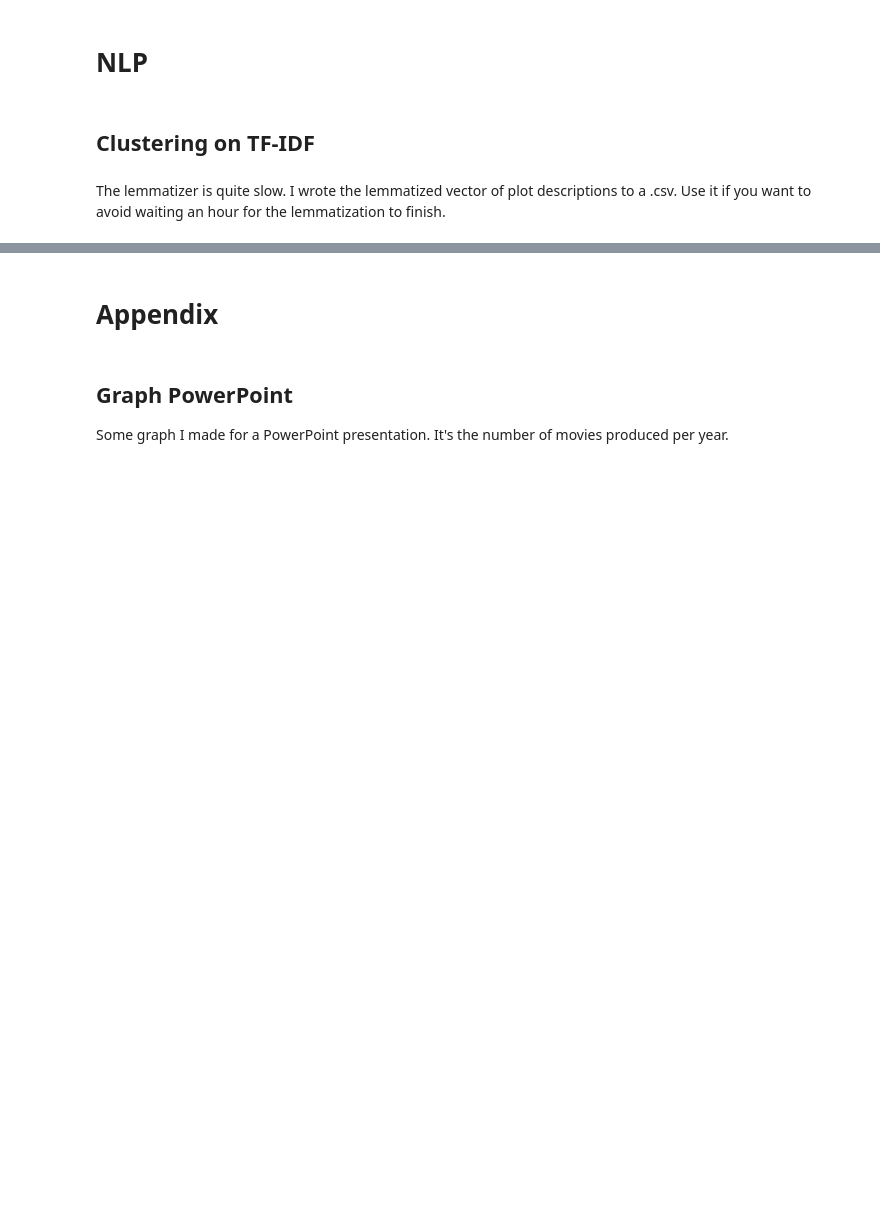
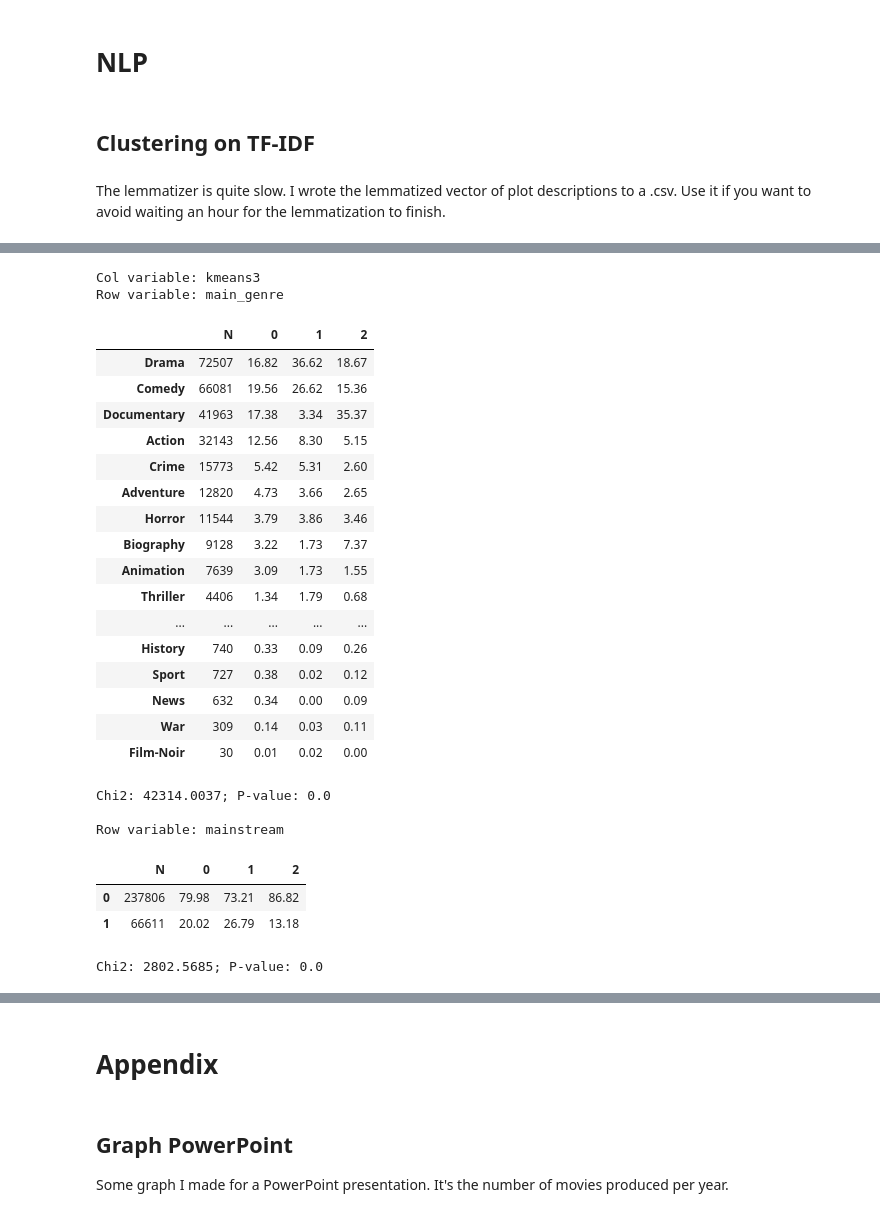
Before and after one commit to Dscronias/yet-another-imdb-project, a Jupyter notebook: Analysis.ipynb, the cells around one changed output, grey strips where cells are left out. Drawn from its saved outputs; the diff is of its cells as text; code cells hidden in the pictures; blank space fills up the shorter version.

```diff
--- a/Analysis.ipynb
+++ b/Analysis.ipynb
@@ -963,0 +1054,4 @@ df_desc.loc[:,["tconst", "plot"]].rename(columns={"plot":"plot_lemmatized"}).to_
+# %%
+df_desc = df_desc.assign(
+    kmeans3=km.labels_
+)
@@ -963,0 +1065,29 @@ df_desc.loc[:,["tconst", "plot"]].rename(columns={"plot":"plot_lemmatized"}).to_
+# %%
+twoway(data=df_desc, rowvars=["main_genre", "mainstream"], colvars=["kmeans3"], axis_percent=0)
+# %% [output]
+Col variable: kmeans3
+Row variable: main_genre
+|  | N | 0 | 1 | 2 |
+| Drama | 72507 | 16.82 | 36.62 | 18.67 |
+| Comedy | 66081 | 19.56 | 26.62 | 15.36 |
+| Documentary | 41963 | 17.38 | 3.34 | 35.37 |
+| Action | 32143 | 12.56 | 8.30 | 5.15 |
+| Crime | 15773 | 5.42 | 5.31 | 2.60 |
+| Adventure | 12820 | 4.73 | 3.66 | 2.65 |
+| Horror | 11544 | 3.79 | 3.86 | 3.46 |
+| Biography | 9128 | 3.22 | 1.73 | 7.37 |
+| Animation | 7639 | 3.09 | 1.73 | 1.55 |
+| Thriller | 4406 | 1.34 | 1.79 | 0.68 |
+| ... | ... | ... | ... | ... |
+| History | 740 | 0.33 | 0.09 | 0.26 |
+| Sport | 727 | 0.38 | 0.02 | 0.12 |
+| News | 632 | 0.34 | 0.00 | 0.09 |
+| War | 309 | 0.14 | 0.03 | 0.11 |
+| Film-Noir | 30 | 0.01 | 0.02 | 0.00 |
+Chi2: 42314.0037; P-value: 0.0
+
+Row variable: mainstream
+|  | N | 0 | 1 | 2 |
+| 0 | 237806 | 79.98 | 73.21 | 86.82 |
+| 1 | 66611 | 20.02 | 26.79 | 13.18 |
+Chi2: 2802.5685; P-value: 0.0
```
Also changed, not shown: parts of 8 cells of this notebook, 1 other file.
